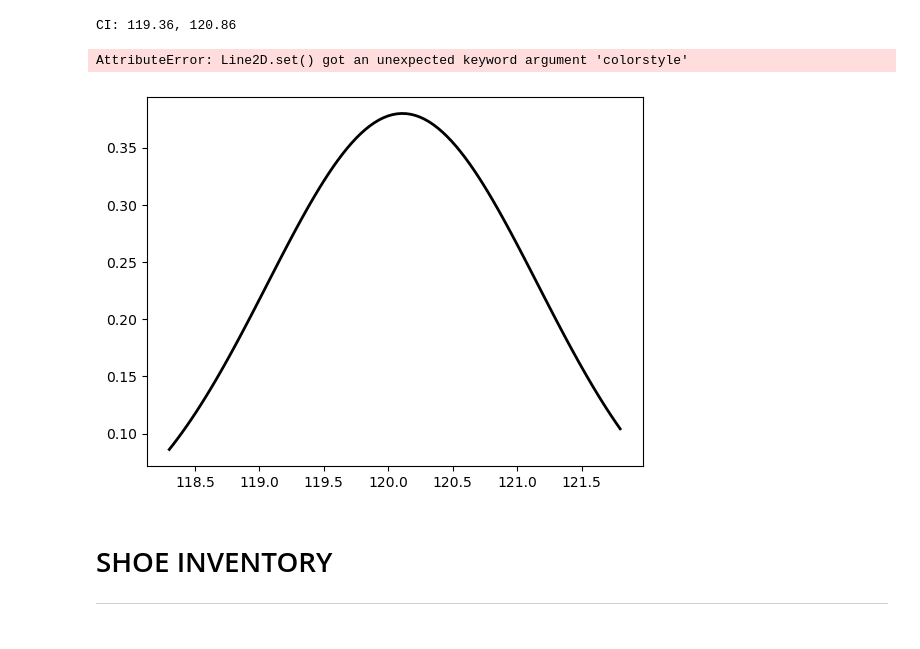
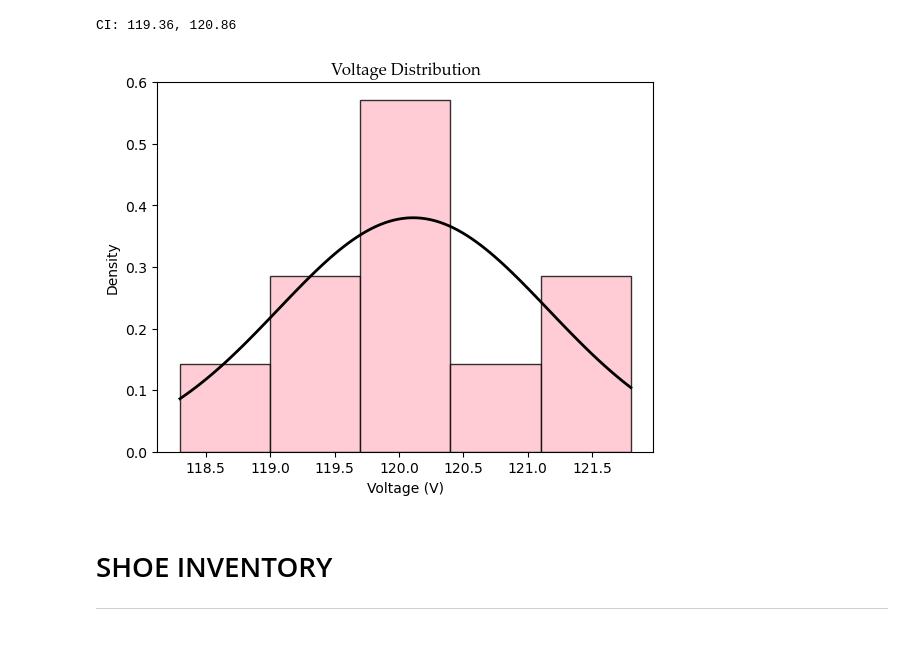
Before and after one commit to mareiagemstone-creator/GELLOR, a Jupyter notebook: lab-8-t-distribution.ipynb, the cells around one changed output. Drawn from its saved outputs; the diff is of its cells as text; code cells hidden in the pictures.

```diff
--- a/lab-8-t-distribution.ipynb
+++ b/lab-8-t-distribution.ipynb
@@ -73,40 +73,34 @@ CI: 119.36, 120.86
 # %%
 mean = df['Voltage'].mean()
 std = df['Voltage'].std(ddof=1)
 
 x_min = df['Voltage'].min()
 x_max = df['Voltage'].max()
 
 x = np.linspace(x_min, x_max, 100)
 p = stats.norm.pdf(x, mean, std)
 
 plt.plot(x,p,
          color = 'Black',
          linewidth = 2)
 
-plt.axvline(
-    x=ci_lower,
-    colorstyle = 'dashed',
-    color = 'Red',
-)
 
 plt.hist(df['Voltage'],
          bins=5,
          density= True,
          alpha=0.8,
          color = 'Pink',
          edgecolor = 'Black')
 
 
 plt.title('Voltage Distribution',
          font = 'Palatino Linotype',
          fontsize= 12)
 plt.xlabel('Voltage (V)')
 plt.ylabel('Density')
 plt.show()
 # %% [output]
-AttributeError: Line2D.set() got an unexpected keyword argument 'colorstyle'
-[figure, old version]
+[figure, new version]
 # %% [markdown]
 # SHOE INVENTORY <hr style="border:2.5px solid rgba(232, 13, 181, 0.59)"></hr>
 # %%
```
